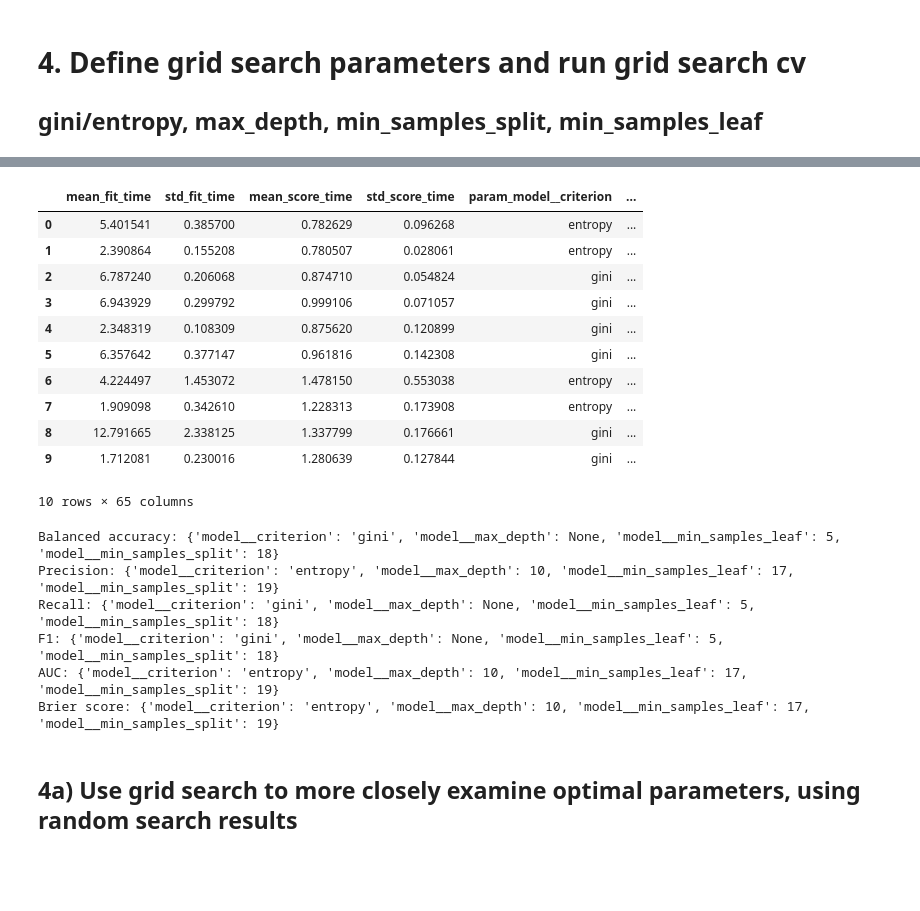
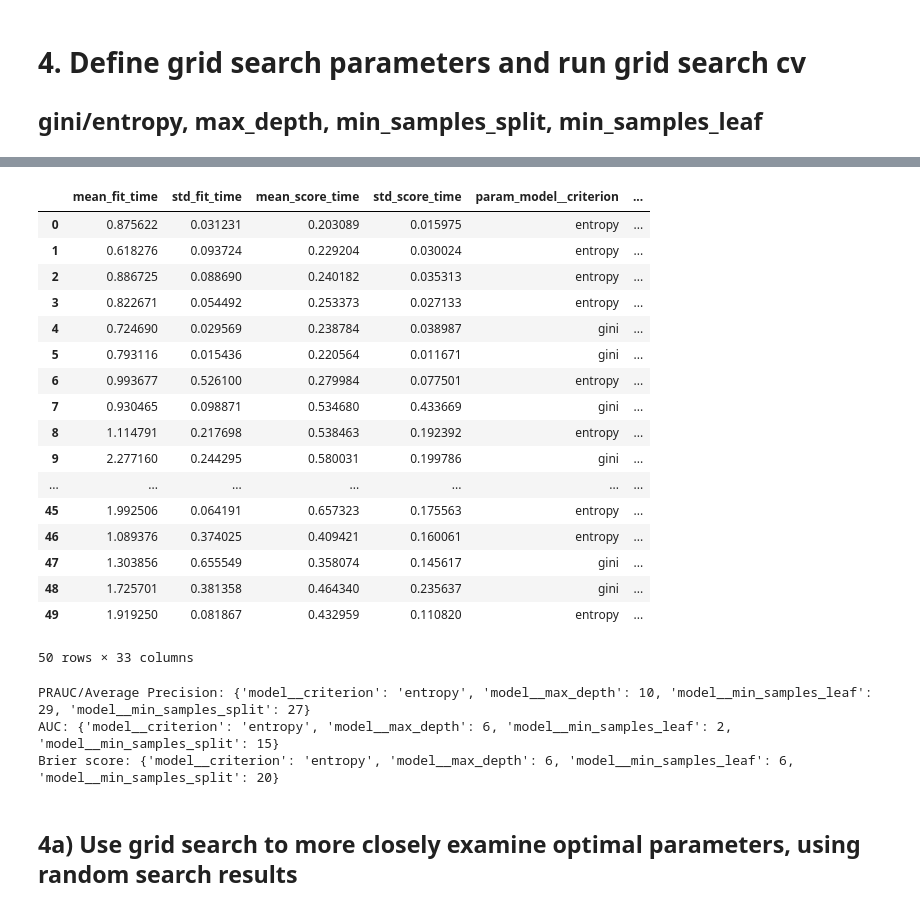
Before and after one commit to ray-chav/stop-and-search, a Jupyter notebook: scripts/modeling/dt_hyperparameter_tuning.ipynb, the cells around one changed output, grey strips where cells are left out. Saved outputs shown, nothing was run; the diff lists cells and outputs as text; code cells hidden in the pictures; blank space fills up the shorter version.

Commit message:
Finalized dt and lr hyperparameter tuning.

```diff
--- a/scripts/modeling/dt_hyperparameter_tuning.ipynb
+++ b/scripts/modeling/dt_hyperparameter_tuning.ipynb
@@ -30,18 +31,19 @@ train_df = train_df.drop(["event_dt", "orig_age", "vital_flag", "orig_height", "
 train_df["Zip"] = train_df["Zip"].astype("Int64")
 
 # Defining categorical columns
-cat_cols = ["VehicleStyle", "VehicleColor", "SubjectRace", "SubjectEyeColor", "SubjectHairColor", "Zip", "StopDescription", "District"]
-# Defining discrete columns
-dis_cols = ["SubjectGender", "SubjectAge", "SubjectHeight", "SubjectWeight", "isLA","VehicleYear", "SubjectHasPhotoID", "hour", "night", "month", "weekend", "isDriver"]
+cat_cols = ["SubjectRace", "Zip", "District"]
+# Defining discrete/numerical columns
+dis_cols = ["SubjectGender", "SubjectAge", "SubjectHeight", "SubjectWeight", "isLA","VehicleYear", "SubjectHasPhotoID", "hour", "night", "isDriver"]
 # Numerical columns we would like to scale
-scale_cols = ["SubjectAge", "SubjectHeight", "SubjectWeight", "VehicleYear", "month", "hour"]
-bin_cols = ["SubjectGender", "isLA", "SubjectHasPhotoID", "weekend", "night", "isDriver"]
+scale_cols = ["SubjectAge", "SubjectHeight", "SubjectWeight", "VehicleYear", "hour"]
+# Binary columns
+bin_cols = ["SubjectGender", "isLA", "SubjectHasPhotoID", "night", "isDriver"]
 
 # Converting variables into strings
 train_df[cat_cols] = train_df[cat_cols].astype(str)
 
 target = "search_occurred"
-X_train = train_df.drop([target], axis = 1)
+X_train = train_df.drop([target], axis = 1)[cat_cols + dis_cols]
 y_train = train_df[target]
 # %% [markdown]
 # 3. Define classes and pipeline function
@@ -115,11 +149,11 @@ pipeline = build_pipeline(DecisionTreeClassifier(random_state=10), cat_cols, bin
 # 4. Define grid search parameters and run grid search cv
 ## gini/entropy, max_depth, min_samples_split, min_samples_leaf
 # %%
-param_distributions = {"model__criterion":["gini", "entropy"], "model__max_depth":[None, 3, 6, 10, 20], "model__min_samples_split":randint(2,20), "model__min_samples_leaf":randint(1,20)}
+param_distributions = {"model__criterion":["gini", "entropy"], "model__max_depth":[None, 3, 6, 10, 20], "model__min_samples_split":randint(2,40), "model__min_samples_leaf":randint(1,40)}
 
 cv = StratifiedKFold(n_splits=5, shuffle=True, random_state=10)
 
-random_search = RandomizedSearchCV(cv = cv, estimator=pipeline, param_distributions= param_distributions, scoring = ["accuracy", "balanced_accuracy", "precision", "recall", "roc_auc", "f1", "neg_brier_score"], refit="balanced_accuracy", verbose=2, random_state=10)
+random_search = RandomizedSearchCV(cv = cv, estimator=pipeline, param_distributions= param_distributions, scoring=["roc_auc", "neg_brier_score", "average_precision"], refit = "average_precision", verbose=2, random_state=10, n_iter=50)
 
 random_search.fit(X_train, y_train)
 # %% [output]
@@ -175,40 +197,40 @@ RandomizedSearchCV(cv=StratifiedKFold(n_splits=5, random_state=10, shuffle=True)
 # %%
 # Save random search results
-results = pd.DataFrame(random_search.cv_results_)
+rand_results = pd.DataFrame(random_search.cv_results_)
+rand_results.to_csv(r"C:\Users\gelet\PycharmProjects\stop-and-search\data\modeling_results\dt_hyp_tuning_rand.csv")
-# %% [output]
-|  | mean_fit_time | std_fit_time | mean_score_time | std_score_time | param_model__criterion | ... |
-| 0 | 5.401541 | 0.385700 | 0.782629 | 0.096268 | entropy | ... |
-| 1 | 2.390864 | 0.155208 | 0.780507 | 0.028061 | entropy | ... |
-| 2 | 6.787240 | 0.206068 | 0.874710 | 0.054824 | gini | ... |
-| 3 | 6.943929 | 0.299792 | 0.999106 | 0.071057 | gini | ... |
-| 4 | 2.348319 | 0.108309 | 0.875620 | 0.120899 | gini | ... |
-| 5 | 6.357642 | 0.377147 | 0.961816 | 0.142308 | gini | ... |
-| 6 | 4.224497 | 1.453072 | 1.478150 | 0.553038 | entropy | ... |
-| 7 | 1.909098 | 0.342610 | 1.228313 | 0.173908 | entropy | ... |
-| 8 | 12.791665 | 2.338125 | 1.337799 | 0.176661 | gini | ... |
-| 9 | 1.712081 | 0.230016 | 1.280639 | 0.127844 | gini | ... |
-10 rows × 65 columns
+# %%
+rand_results
+# %% [output]
+|  | mean_fit_time | std_fit_time | mean_score_time | std_score_time | param_model__criterion | ... |
+| 0 | 0.875622 | 0.031231 | 0.203089 | 0.015975 | entropy | ... |
+| 1 | 0.618276 | 0.093724 | 0.229204 | 0.030024 | entropy | ... |
+| 2 | 0.886725 | 0.088690 | 0.240182 | 0.035313 | entropy | ... |
+| 3 | 0.822671 | 0.054492 | 0.253373 | 0.027133 | entropy | ... |
+| 4 | 0.724690 | 0.029569 | 0.238784 | 0.038987 | gini | ... |
+| 5 | 0.793116 | 0.015436 | 0.220564 | 0.011671 | gini | ... |
+| 6 | 0.993677 | 0.526100 | 0.279984 | 0.077501 | entropy | ... |
+| 7 | 0.930465 | 0.098871 | 0.534680 | 0.433669 | gini | ... |
+| 8 | 1.114791 | 0.217698 | 0.538463 | 0.192392 | entropy | ... |
+| 9 | 2.277160 | 0.244295 | 0.580031 | 0.199786 | gini | ... |
+| ... | ... | ... | ... | ... | ... | ... |
+| 45 | 1.992506 | 0.064191 | 0.657323 | 0.175563 | entropy | ... |
+| 46 | 1.089376 | 0.374025 | 0.409421 | 0.160061 | entropy | ... |
+| 47 | 1.303856 | 0.655549 | 0.358074 | 0.145617 | gini | ... |
+| 48 | 1.725701 | 0.381358 | 0.464340 | 0.235637 | gini | ... |
+| 49 | 1.919250 | 0.081867 | 0.432959 | 0.110820 | entropy | ... |
+50 rows × 33 columns
 # %%
 # Best parameters based on:
 ## Balanced accuracy
-print("Balanced accuracy:", results["params"][results["rank_test_balanced_accuracy"] == 1].item())
 ## Precision
-print("Precision:", results["params"][results["rank_test_precision"] == 1].head(1).item())
-## Recall
-print("Recall:", results["params"][results["rank_test_recall"] == 1].head(1).item())
-## F1
-print("F1:", results["params"][results["rank_test_f1"] == 1].head(1).item())
-## AUC
-print("AUC:", results["params"][results["rank_test_roc_auc"] == 1].head(1).item())
+print("PRAUC/Average Precision:", rand_results["params"][rand_results["rank_test_average_precision"] == 1].head(1).item())
+print("AUC:", rand_results["params"][rand_results["rank_test_roc_auc"] == 1].head(1).item())
 ## Brier
-print("Brier score:", results["params"][results["rank_test_neg_brier_score"] == 1].head(1).item())
+print("Brier score:", rand_results["params"][rand_results["rank_test_neg_brier_score"] == 1].head(1).item())
 # %% [output]
-Balanced accuracy: {'model__criterion': 'gini', 'model__max_depth': None, 'model__min_samples_leaf': 5, 'model__min_samples_split': 18}
-Precision: {'model__criterion': 'entropy', 'model__max_depth': 10, 'model__min_samples_leaf': 17, 'model__min_samples_split': 19}
-Recall: {'model__criterion': 'gini', 'model__max_depth': None, 'model__min_samples_leaf': 5, 'model__min_samples_split': 18}
-F1: {'model__criterion': 'gini', 'model__max_depth': None, 'model__min_samples_leaf': 5, 'model__min_samples_split': 18}
-AUC: {'model__criterion': 'entropy', 'model__max_depth': 10, 'model__min_samples_leaf': 17, 'model__min_samples_split': 19}
-Brier score: {'model__criterion': 'entropy', 'model__max_depth': 10, 'model__min_samples_leaf': 17, 'model__min_samples_split': 19}
+PRAUC/Average Precision: {'model__criterion': 'entropy', 'model__max_depth': 10, 'model__min_samples_leaf': 29, 'model__min_samples_split': 27}
+AUC: {'model__criterion': 'entropy', 'model__max_depth': 6, 'model__min_samples_leaf': 2, 'model__min_samples_split': 15}
+Brier score: {'model__criterion': 'entropy', 'model__max_depth': 6, 'model__min_samples_leaf': 6, 'model__min_samples_split': 20}
 # %% [markdown]
 ## 4a) Use grid search to more closely examine optimal parameters, using random search results
 # %%
```
Also changed, not shown: parts of 9 cells of this notebook, 4 other files.
